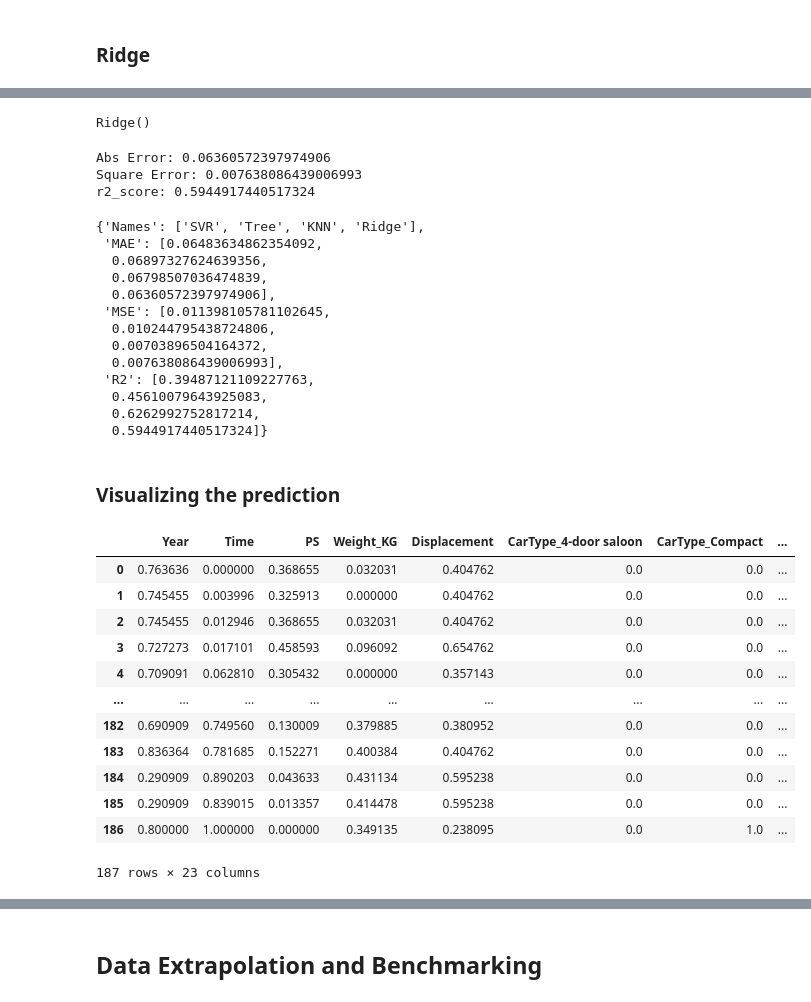
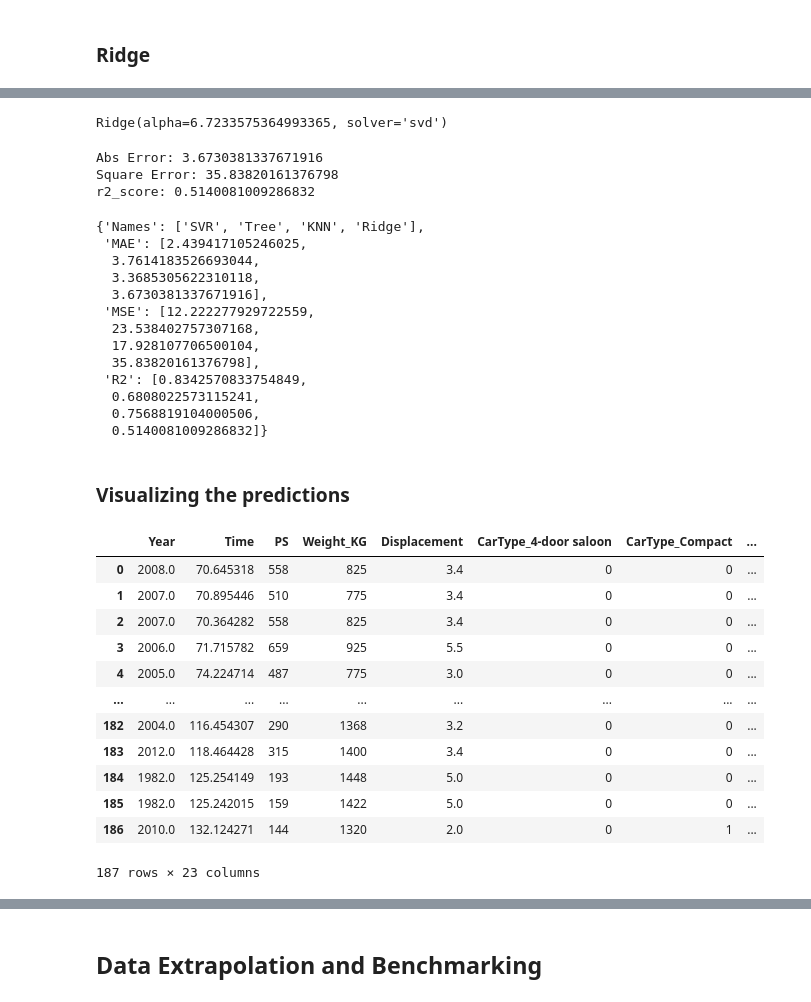
Before and after one commit to RJMNillo/LagunaSecaLapTimes, a Jupyter notebook: PredictingLapTimes.ipynb, the cells around one changed output, grey strips where cells are left out. Cells and saved outputs as stored; diff of their text form; code cells hidden in the pictures.

```diff
--- a/PredictingLapTimes.ipynb
+++ b/PredictingLapTimes.ipynb
@@ -204,7 +180,9 @@ scaleddf
 # %% [markdown]
 We can now split our data.
 # %%
-x = scaleddf.drop(columns="Time")
-y = scaleddf["Time"]
+x = newdf.drop(columns="Time")
+y = newdf["Time"]
 
 x_train, x_test, y_train, y_test = train_test_split(x, y, test_size= 0.2, random_state=42)
+
+x_train
@@ -211,3 +203,13 @@ x_train, x_test, y_train, y_test = train_test_split(x, y, test_size= 0.2, random
+# %%
+scaleboi = RobustScaler()
+
+x_traininit = scaleboi.fit_transform(x_train)
+
+x_train = pd.DataFrame(x_traininit, columns = x.columns)
+
+x_testinit = scaleboi.transform(x_test)
+
+x_test = pd.DataFrame(x_testinit, columns = x.columns)
 # %% [markdown]
 ## Optimizing and fitting the models
 
@@ -372,7 +383,7 @@ GridSearchCV(cv=10, estimator=Ridge(),
 # %%
 ridgecv.best_estimator_
 # %% [output]
-Ridge()
+Ridge(alpha=6.7233575364993365, solver='svd')
 # %%
 y_hat = ridgecv.predict(x_test)
 
@@ -386,47 +397,47 @@ Scoreset["R2"].append(r2_score(y_test, y_hat))
 
 Scoreset
 # %% [output]
-Abs Error: 0.06360572397974906
-Square Error: 0.007638086439006993
-r2_score: 0.5944917440517324
+Abs Error: 3.6730381337671916
+Square Error: 35.83820161376798
+r2_score: 0.5140081009286832
 {'Names': ['SVR', 'Tree', 'KNN', 'Ridge'],
- 'MAE': [0.06483634862354092,
-  0.06897327624639356,
-  0.06798507036474839,
-  0.06360572397974906],
- 'MSE': [0.011398105781102645,
-  0.010244795438724806,
-  0.00703896504164372,
-  0.007638086439006993],
- 'R2': [0.39487121109227763,
-  0.45610079643925083,
-  0.6262992752817214,
-  0.5944917440517324]}
+ 'MAE': [2.439417105246025,
+  3.7614183526693044,
+  3.3685305622310118,
+  3.6730381337671916],
+ 'MSE': [12.222277929722559,
+  23.538402757307168,
+  17.928107706500104,
+  35.83820161376798],
+ 'R2': [0.8342570833754849,
+  0.6808022573115241,
+  0.7568819104000506,
+  0.5140081009286832]}
 # %% [markdown]
-### Visualizing the prediction
+### Visualizing the predictions
 # %%
-knnpredictioncopyinit = x.copy()
+knnpredictioncopyinit = pd.DataFrame(scaleboi.transform(x), columns = x.columns)
 
-knnpredictioncopy = scaleddf.copy()
+knnpredictioncopy = newdf.copy()
 
 #knnpc
 
-predictiontimes = knncv.predict(knnpredictioncopyinit)
+predictiontimes = svcv.predict(knnpredictioncopyinit)
 
 knnpredictioncopy["Time"] = predictiontimes
 
 knnpredictioncopy
 # %% [output]
 |  | Year | Time | PS | Weight_KG | Displacement | CarType_4-door saloon | CarType_Compact | ... |
-| 0 | 0.763636 | 0.000000 | 0.368655 | 0.032031 | 0.404762 | 0.0 | 0.0 | ... |
-| 1 | 0.745455 | 0.003996 | 0.325913 | 0.000000 | 0.404762 | 0.0 | 0.0 | ... |
-| 2 | 0.745455 | 0.012946 | 0.368655 | 0.032031 | 0.404762 | 0.0 | 0.0 | ... |
-| 3 | 0.727273 | 0.017101 | 0.458593 | 0.096092 | 0.654762 | 0.0 | 0.0 | ... |
-| 4 | 0.709091 | 0.062810 | 0.305432 | 0.000000 | 0.357143 | 0.0 | 0.0 | ... |
+| 0 | 2008.0 | 70.645318 | 558 | 825 | 3.4 | 0 | 0 | ... |
+| 1 | 2007.0 | 70.895446 | 510 | 775 | 3.4 | 0 | 0 | ... |
+| 2 | 2007.0 | 70.364282 | 558 | 825 | 3.4 | 0 | 0 | ... |
+| 3 | 2006.0 | 71.715782 | 659 | 925 | 5.5 | 0 | 0 | ... |
+| 4 | 2005.0 | 74.224714 | 487 | 775 | 3.0 | 0 | 0 | ... |
 | ... | ... | ... | ... | ... | ... | ... | ... | ... |
-| 182 | 0.690909 | 0.749560 | 0.130009 | 0.379885 | 0.380952 | 0.0 | 0.0 | ... |
-| 183 | 0.836364 | 0.781685 | 0.152271 | 0.400384 | 0.404762 | 0.0 | 0.0 | ... |
-| 184 | 0.290909 | 0.890203 | 0.043633 | 0.431134 | 0.595238 | 0.0 | 0.0 | ... |
-| 185 | 0.290909 | 0.839015 | 0.013357 | 0.414478 | 0.595238 | 0.0 | 0.0 | ... |
-| 186 | 0.800000 | 1.000000 | 0.000000 | 0.349135 | 0.238095 | 0.0 | 1.0 | ... |
+| 182 | 2004.0 | 116.454307 | 290 | 1368 | 3.2 | 0 | 0 | ... |
+| 183 | 2012.0 | 118.464428 | 315 | 1400 | 3.4 | 0 | 0 | ... |
+| 184 | 1982.0 | 125.254149 | 193 | 1448 | 5.0 | 0 | 0 | ... |
+| 185 | 1982.0 | 125.242015 | 159 | 1422 | 5.0 | 0 | 0 | ... |
+| 186 | 2010.0 | 132.124271 | 144 | 1320 | 2.0 | 0 | 1 | ... |
 187 rows × 23 columns
```
Also changed, not shown: parts of 24 cells of this notebook.
